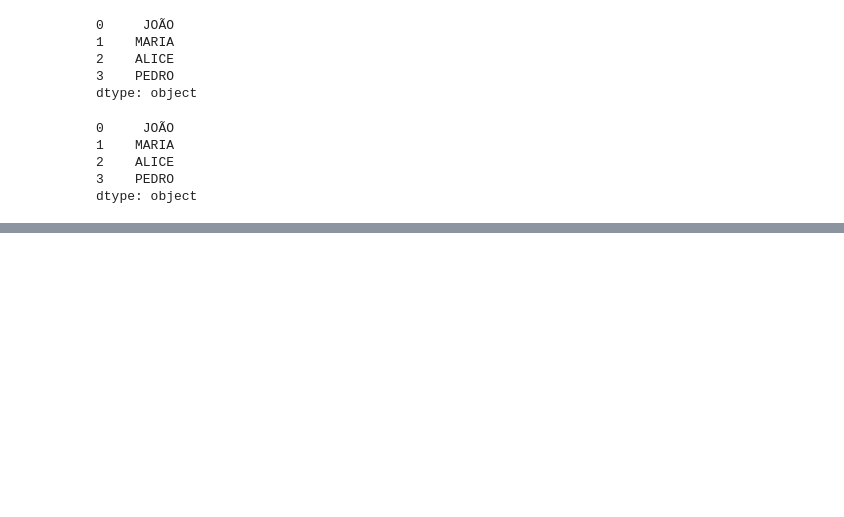
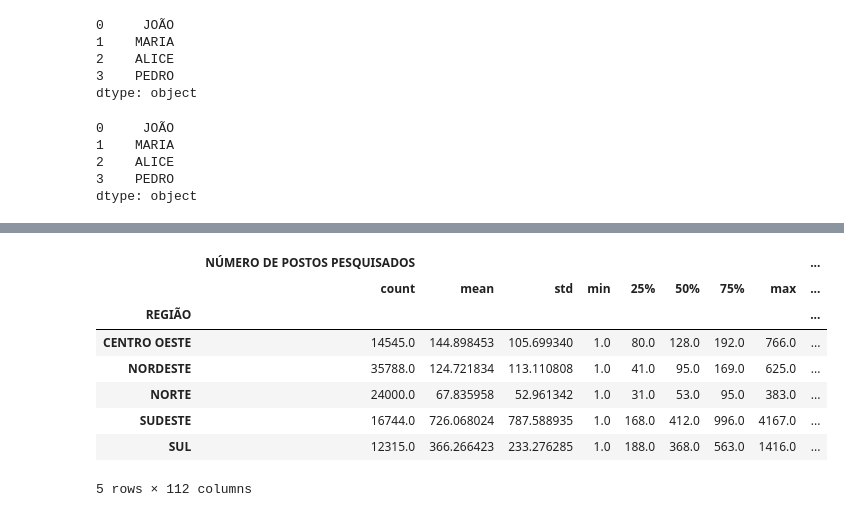
Before and after one commit to AriiiAlves/Aprendendo-Pandas, a Jupyter notebook: Aulas #03 a #25 - Manipulação de dados com pandas.ipynb, the cells around one changed output, grey strips where cells are left out. Cells and saved outputs as stored; diff of their text form; code cells hidden in the pictures; blank space fills up the shorter version.

```diff
--- a/Aulas #03 a #25 - Manipulação de dados com pandas.ipynb
+++ b/Aulas #03 a #25 - Manipulação de dados com pandas.ipynb
@@ -2332,0 +2384,13 @@ dtype: object
+# %%
+# descreve algumas estatísticas descritivas para as observações de cada grupo
+grupos.describe()
+# %% [output]
+|  | NÚMERO DE POSTOS PESQUISADOS |  |  |  |  |  |  |  | ... |
+|  | count | mean | std | min | 25% | 50% | 75% | max | ... |
+| REGIÃO |  |  |  |  |  |  |  |  | ... |
+| CENTRO OESTE | 14545.0 | 144.898453 | 105.699340 | 1.0 | 80.0 | 128.0 | 192.0 | 766.0 | ... |
+| NORDESTE | 35788.0 | 124.721834 | 113.110808 | 1.0 | 41.0 | 95.0 | 169.0 | 625.0 | ... |
+| NORTE | 24000.0 | 67.835958 | 52.961342 | 1.0 | 31.0 | 53.0 | 95.0 | 383.0 | ... |
+| SUDESTE | 16744.0 | 726.068024 | 787.588935 | 1.0 | 168.0 | 412.0 | 996.0 | 4167.0 | ... |
+| SUL | 12315.0 | 366.266423 | 233.276285 | 1.0 | 188.0 | 368.0 | 563.0 | 1416.0 | ... |
+5 rows × 112 columns
```
Also changed, not shown: parts of 43 cells of this notebook, 1 other file.
